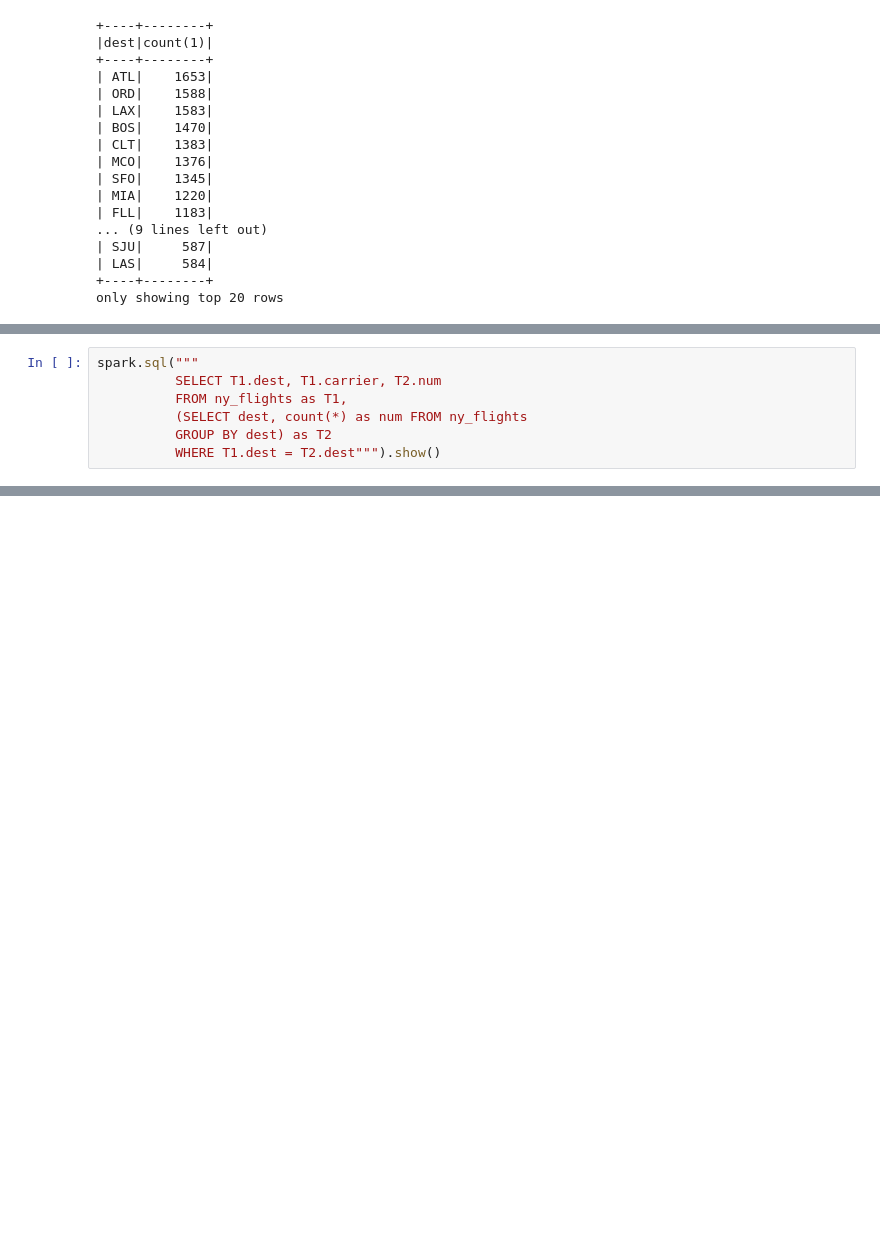
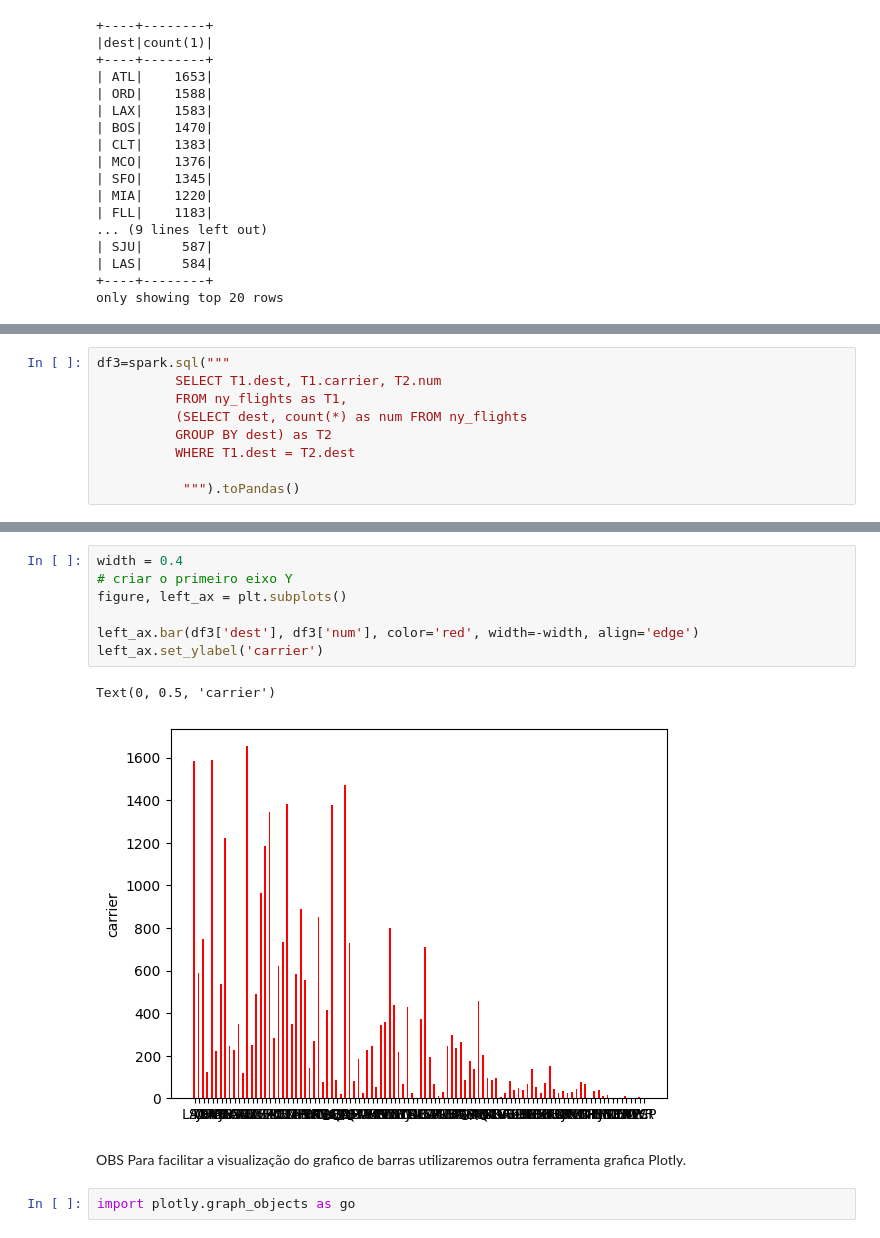
Before and after one commit to uniesecruz/Spark_SQL, a Jupyter notebook: nyc_flights/nyc-flights.ipynb, the cells around one changed output, grey strips where cells are left out. Saved outputs shown, nothing was run; the diff lists cells and outputs as text; blank space fills up the shorter version.

```diff
--- a/nyc_flights/nyc-flights.ipynb
+++ b/nyc_flights/nyc-flights.ipynb
@@ -233,7 +250,9 @@ only showing top 20 rows
 # %%
-spark.sql("""
+df3=spark.sql("""
           SELECT T1.dest, T1.carrier, T2.num
           FROM ny_flights as T1,
           (SELECT dest, count(*) as num FROM ny_flights
           GROUP BY dest) as T2
-          WHERE T1.dest = T2.dest""").show()
+          WHERE T1.dest = T2.dest
+
+           """).toPandas()
@@ -261,0 +266,14 @@ teste para github
+# %%
+width = 0.4
+# criar o primeiro eixo Y
+figure, left_ax = plt.subplots()
+
+left_ax.bar(df3['dest'], df3['num'], color='red', width=-width, align='edge')
+left_ax.set_ylabel('carrier')
+# %% [output]
+Text(0, 0.5, 'carrier')
+[figure, added]
+# %% [markdown]
+OBS Para facilitar a visualização do grafico de barras utilizaremos outra ferramenta grafica Plotly.
+# %%
+import plotly.graph_objects as go
```
Also changed, not shown: parts of 17 cells of this notebook.
